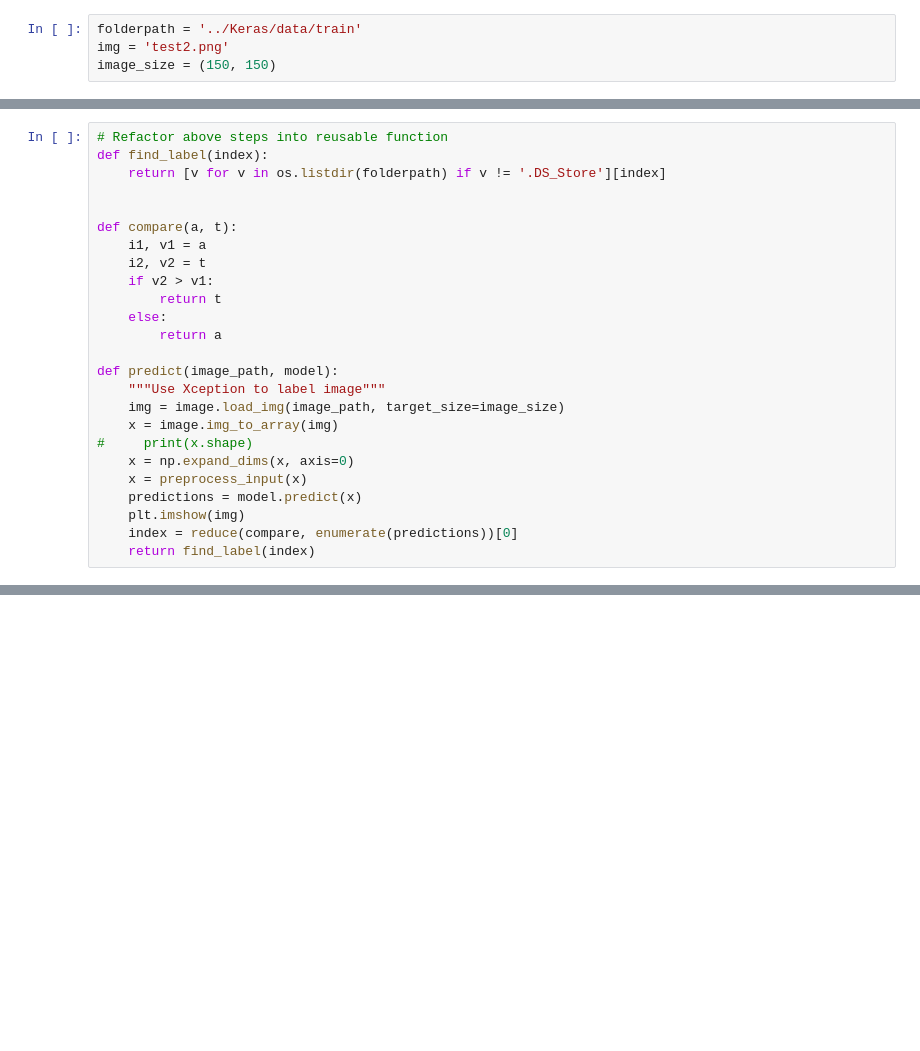
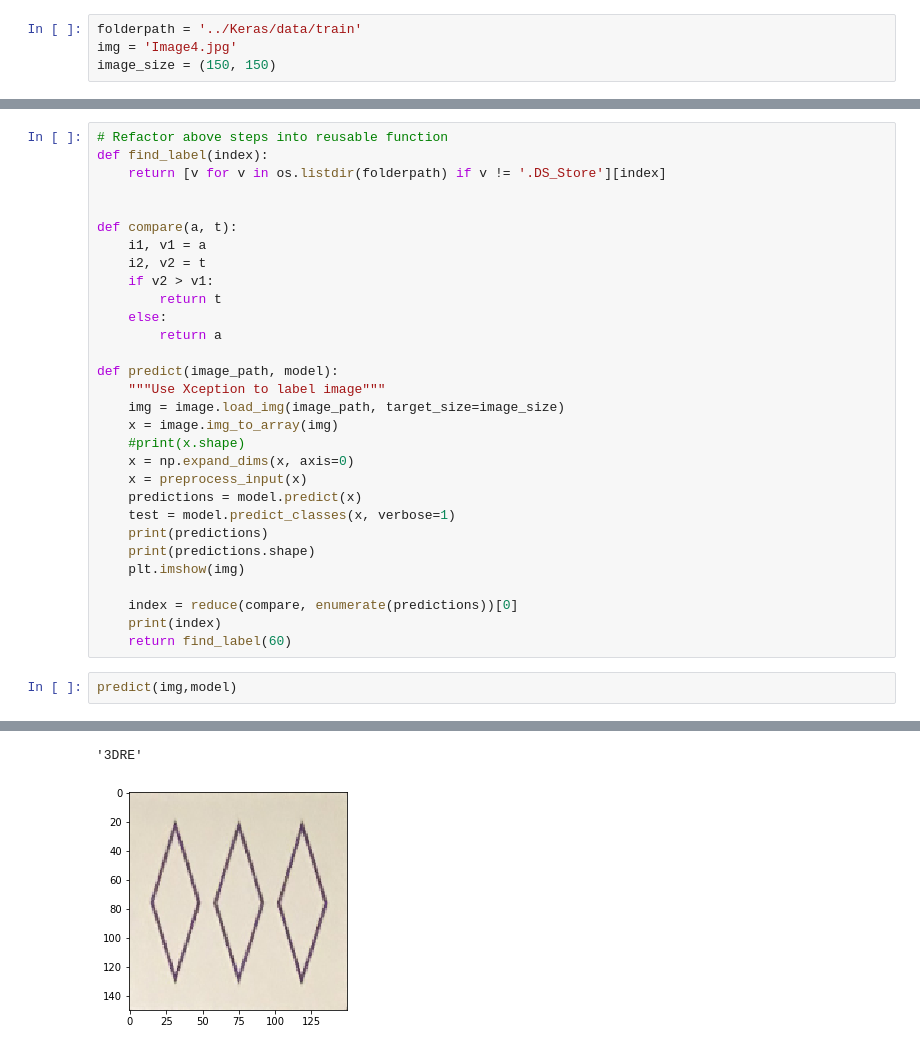
Before and after one commit to Anaisdg/OpenCV, a Jupyter notebook: output_classifier_and_test_image/card_predictor_final.ipynb, the cells around one changed output, grey strips where cells are left out. Cells and saved outputs as stored; diff of their text form; blank space fills up the shorter version.

```diff
--- a/output_classifier_and_test_image/card_predictor_final.ipynb
+++ b/output_classifier_and_test_image/card_predictor_final.ipynb
@@ -21,6 +24,6 @@ from keras.applications.xception import (Xception, preprocess_input, decode_pred
 # %%
 folderpath = '../Keras/data/train'
-img = 'test2.png'
+img = 'Image4.jpg'
 image_size = (150, 150)
 # %%
 # Create and model and load weights
@@ -78,10 +78,18 @@ def predict(image_path, model):
     """Use Xception to label image"""
     img = image.load_img(image_path, target_size=image_size)
     x = image.img_to_array(img)
-#     print(x.shape)
+    #print(x.shape)
     x = np.expand_dims(x, axis=0)
     x = preprocess_input(x)
     predictions = model.predict(x)
+    test = model.predict_classes(x, verbose=1)
+    print(predictions)
+    print(predictions.shape)
     plt.imshow(img)
+
     index = reduce(compare, enumerate(predictions))[0]
-    return find_label(index)
+    print(index)
+    return find_label(60)
+# %%
+predict(img,model)
+# %% [output]
@@ -87,0 +113,2 @@ def predict(image_path, model):
+'3DRE'
+[figure, added]
```
Also changed, not shown: parts of 6 cells of this notebook, 4 other files.
